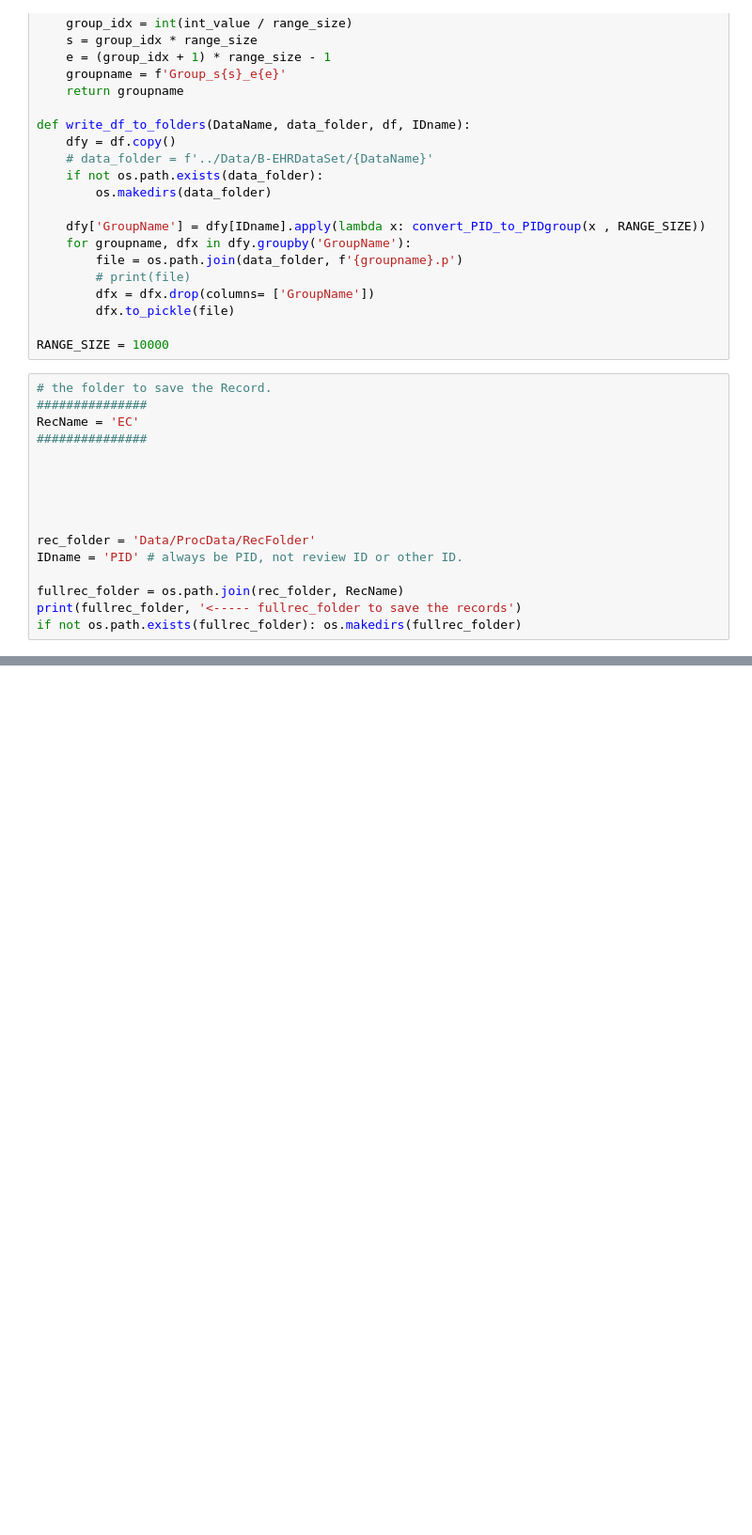
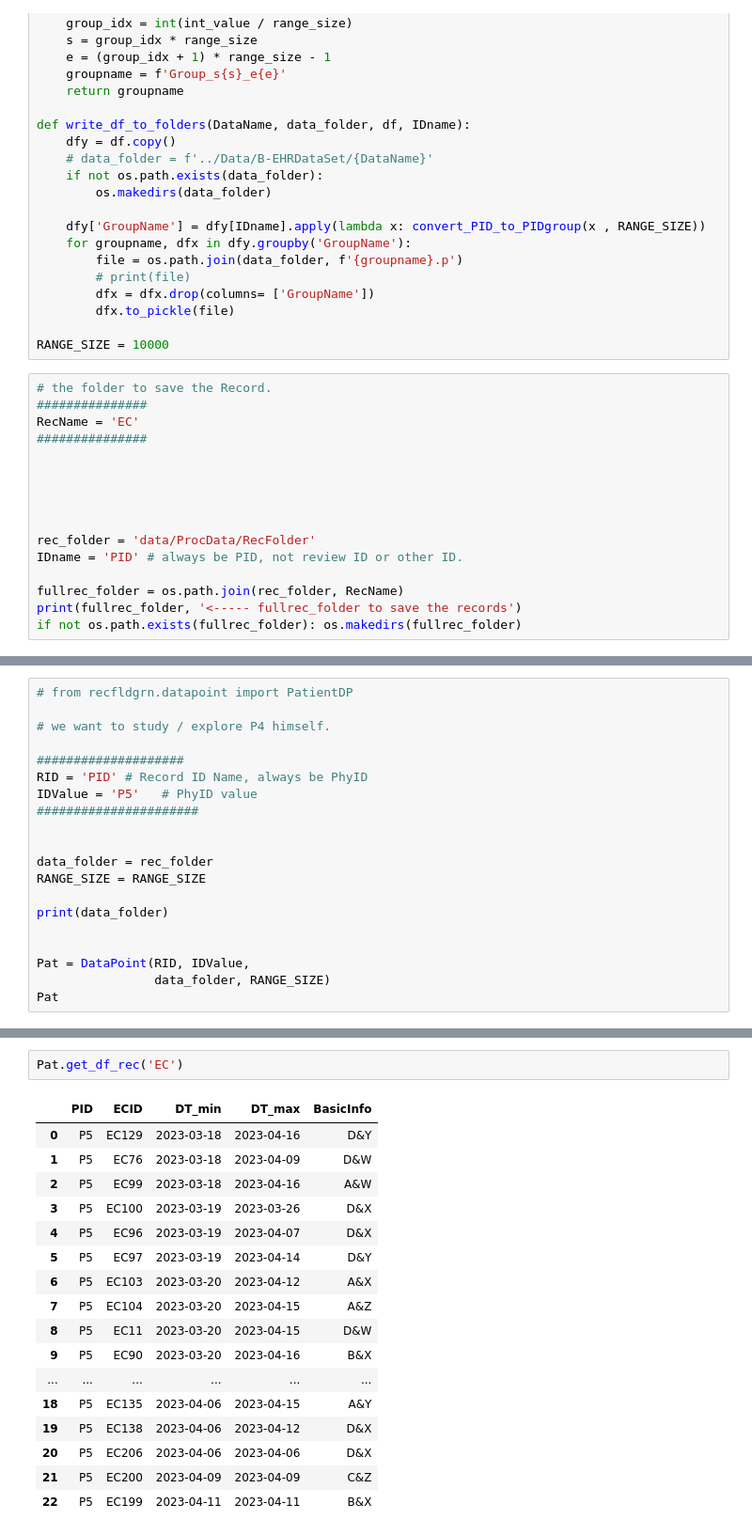
Before and after one commit to JHU-CDHAI/RecFldGrn, a Jupyter notebook: 1-RecFld/02-EC_RecFld.ipynb, the cells around one changed output, grey strips where cells are left out. Shown: that part at 94% size. Cells and saved outputs as stored; diff of their text form; blank space fills up the shorter version.

```diff
--- a/1-RecFld/02-EC_RecFld.ipynb
+++ b/1-RecFld/02-EC_RecFld.ipynb
@@ -264,7 +318,7 @@ RecName = 'EC'
 
 
 
-rec_folder = 'Data/ProcData/RecFolder'
+rec_folder = 'data/ProcData/RecFolder'
 IDname = 'PID' # always be PID, not review ID or other ID.
 
 fullrec_folder = os.path.join(rec_folder, RecName)
@@ -274,0 +425,20 @@ Data/ProcData/RecFolder/EC <----- fullrec_folder to save the records
+# %%
+# from recfldgrn.datapoint import PatientDP
+
+# we want to study / explore P4 himself.
+
+####################
+RID = 'PID' # Record ID Name, always be PhyID
+IDValue = 'P5'   # PhyID value
+######################
+
+
+data_folder = rec_folder
+RANGE_SIZE = RANGE_SIZE
+
+print(data_folder)
+
+
+Pat = DataPoint(RID, IDValue,
+                data_folder, RANGE_SIZE)
+Pat
@@ -274,0 +453,20 @@ Data/ProcData/RecFolder/EC <----- fullrec_folder to save the records
+# %%
+Pat.get_df_rec('EC')
+# %% [output]
+|  | PID | ECID | DT_min | DT_max | BasicInfo |
+| 0 | P5 | EC129 | 2023-03-18 | 2023-04-16 | D&Y |
+| 1 | P5 | EC76 | 2023-03-18 | 2023-04-09 | D&W |
+| 2 | P5 | EC99 | 2023-03-18 | 2023-04-16 | A&W |
+| 3 | P5 | EC100 | 2023-03-19 | 2023-03-26 | D&X |
+| 4 | P5 | EC96 | 2023-03-19 | 2023-04-07 | D&X |
+| 5 | P5 | EC97 | 2023-03-19 | 2023-04-14 | D&Y |
+| 6 | P5 | EC103 | 2023-03-20 | 2023-04-12 | A&X |
+| 7 | P5 | EC104 | 2023-03-20 | 2023-04-15 | A&Z |
+| 8 | P5 | EC11 | 2023-03-20 | 2023-04-15 | D&W |
+| 9 | P5 | EC90 | 2023-03-20 | 2023-04-16 | B&X |
+| ... | ... | ... | ... | ... | ... |
+| 18 | P5 | EC135 | 2023-04-06 | 2023-04-15 | A&Y |
+| 19 | P5 | EC138 | 2023-04-06 | 2023-04-12 | D&X |
+| 20 | P5 | EC206 | 2023-04-06 | 2023-04-06 | D&X |
+| 21 | P5 | EC200 | 2023-04-09 | 2023-04-09 | C&Z |
+| 22 | P5 | EC199 | 2023-04-11 | 2023-04-11 | B&X |
```
Also changed, not shown: parts of 27 cells of this notebook, 6 other files.
